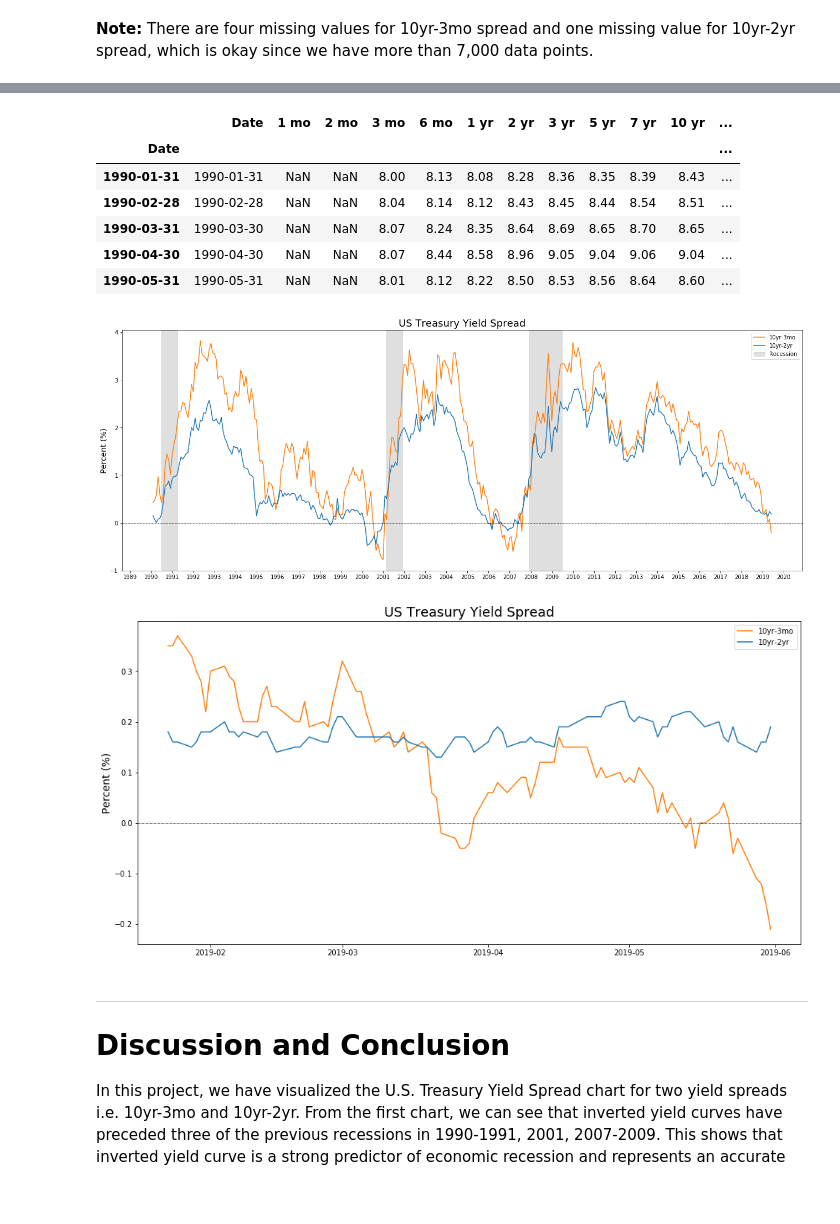
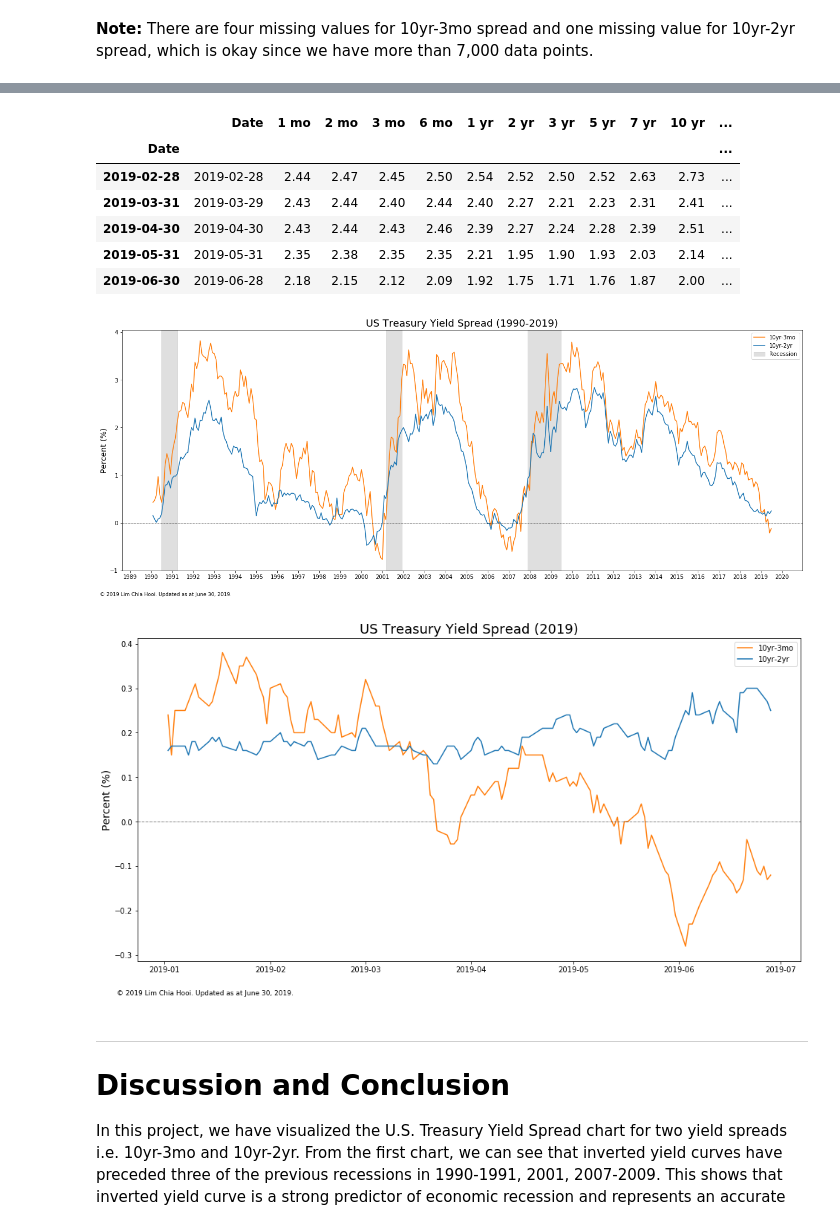
Before and after one commit to limchiahooi/us-treasury-yield-spread, a Jupyter notebook: us-treasury-yield-spread.ipynb, the cells around one changed output, grey strips where cells are left out. Saved outputs shown, nothing was run; the diff lists cells and outputs as text; code cells hidden in the pictures; blank space fills up the shorter version.

Commit message:
Updated data as at end of June 2019

```diff
--- a/us-treasury-yield-spread.ipynb
+++ b/us-treasury-yield-spread.ipynb
@@ -310,22 +310,20 @@ df_week.tail(10)
 df_month = df.resample("M").last()
 
 # check the last 10 rows
-df_month.head()
+df_month.tail()
 # %% [output]
 |  | Date | 1 mo | 2 mo | 3 mo | 6 mo | 1 yr | 2 yr | 3 yr | 5 yr | 7 yr | 10 yr | ... |
 | Date |  |  |  |  |  |  |  |  |  |  |  | ... |
-| 1990-01-31 | 1990-01-31 | NaN | NaN | 8.00 | 8.13 | 8.08 | 8.28 | 8.36 | 8.35 | 8.39 | 8.43 | ... |
-| 1990-02-28 | 1990-02-28 | NaN | NaN | 8.04 | 8.14 | 8.12 | 8.43 | 8.45 | 8.44 | 8.54 | 8.51 | ... |
-| 1990-03-31 | 1990-03-30 | NaN | NaN | 8.07 | 8.24 | 8.35 | 8.64 | 8.69 | 8.65 | 8.70 | 8.65 | ... |
-| 1990-04-30 | 1990-04-30 | NaN | NaN | 8.07 | 8.44 | 8.58 | 8.96 | 9.05 | 9.04 | 9.06 | 9.04 | ... |
-| 1990-05-31 | 1990-05-31 | NaN | NaN | 8.01 | 8.12 | 8.22 | 8.50 | 8.53 | 8.56 | 8.64 | 8.60 | ... |
+| 2019-02-28 | 2019-02-28 | 2.44 | 2.47 | 2.45 | 2.50 | 2.54 | 2.52 | 2.50 | 2.52 | 2.63 | 2.73 | ... |
+| 2019-03-31 | 2019-03-29 | 2.43 | 2.44 | 2.40 | 2.44 | 2.40 | 2.27 | 2.21 | 2.23 | 2.31 | 2.41 | ... |
+| 2019-04-30 | 2019-04-30 | 2.43 | 2.44 | 2.43 | 2.46 | 2.39 | 2.27 | 2.24 | 2.28 | 2.39 | 2.51 | ... |
+| 2019-05-31 | 2019-05-31 | 2.35 | 2.38 | 2.35 | 2.35 | 2.21 | 1.95 | 1.90 | 1.93 | 2.03 | 2.14 | ... |
+| 2019-06-30 | 2019-06-28 | 2.18 | 2.15 | 2.12 | 2.09 | 1.92 | 1.75 | 1.71 | 1.76 | 1.87 | 2.00 | ... |
 # %%
 # plot the chart
 fig, ax = plt.subplots(figsize=(22,8))
 # plt.xlabel("Date")
 plt.ylabel("Percent (%)", fontsize=14)
-# plt.plot(df_month["2 yr"], label="2 yr")
-# plt.plot(df_month["10 yr"], label="10 yr")
 plt.plot(df_month["10yr-3mo"], label="10yr-3mo", color="#ff7f0e")
 plt.plot(df_month["10yr-2yr"], label="10yr-2yr", color="#1f77b4")
 
@@ -333,35 +331,38 @@ plt.plot(df_month["10yr-2yr"], label="10yr-2yr", color="#1f77b4")
 years = mdates.YearLocator()
 # months = mdates.MonthLocator()  # every month
 
 # define the date format
 myFmt = mdates.DateFormatter("%Y")
 
 # tell matplotlib to use the format specified above
 ax.xaxis.set_major_locator(years)
 ax.xaxis.set_major_formatter(myFmt)
 
 # plot a horizontal line at y=0
 plt.axhline(y=0, color="black", linestyle="-.", linewidth=0.5)
 
 # set the limit of y and x axis
 # plt.ylim(-1, 4)
 # plt.xlim([datetime.date(1989, 1, 1), datetime.date(2021, 1, 1)])
 
 # plot recession periods
 plt.axvspan(datetime.date(1990, 7, 1), datetime.date(1991, 3, 31), alpha=0.5, color='silver', label="Recession")
 plt.axvspan(datetime.date(2001, 3, 1), datetime.date(2001, 11, 30), alpha=0.5, color='silver')
 plt.axvspan(datetime.date(2007, 12, 1), datetime.date(2009, 6, 30), alpha=0.5, color='silver')
 
 # set title and fontsize
-plt.title("US Treasury Yield Spread", fontsize=18)
+plt.title("US Treasury Yield Spread (1990-2019)", fontsize=18)
+
+# add text as footnote
+plt.figtext(0.1, 0.045, "© 2019 Lim Chia Hooi. Updated as at June 30, 2019.", color="k", fontsize=9)
 
 # show legend
 plt.legend()
 # plt.grid()
 plt.savefig("us_treasury_yield_spread.png")
 plt.show()
 # %% [output]
-[figure, old version]
+[figure, new version]
 # %%
 # plot the latest 2019 chart
 fig, ax = plt.subplots(figsize=(16,8))
@@ -370,8 +371,8 @@ fig, ax = plt.subplots(figsize=(16,8))
 plt.ylabel("Percent (%)", fontsize=14)
 # plt.plot(df_month["2 yr"][-90:], label="2 yr")
 # plt.plot(df_month["10 yr"][-90:], label="10 yr")
-plt.plot(df["10yr-3mo"][-90:], label="10yr-3mo", color="#ff7f0e")
-plt.plot(df["10yr-2yr"][-90:], label="10yr-2yr", color="#1f77b4")
+plt.plot(df["10yr-3mo"][-124:], label="10yr-3mo", color="#ff7f0e")
+plt.plot(df["10yr-2yr"][-124:], label="10yr-2yr", color="#1f77b4")
 
 # locate every month
 # years = mdates.YearLocator()   # every year
@@ -392,7 +393,10 @@ plt.axhline(y=0, color="black", linestyle="-.", linewidth=0.5)
 # plt.xlim([datetime.date(2018, 12, 1), datetime.date(2019, 6, 1)])
 
 # set title and fontsize
-plt.title("US Treasury Yield Spread", fontsize=18)
+plt.title("US Treasury Yield Spread (2019)", fontsize=18)
+
+# add text as footnote
+plt.figtext(0.1, 0.045, "© 2019 Lim Chia Hooi. Updated as at June 30, 2019.", color="k", fontsize=9)
 
 # show legend
 plt.legend()
@@ -400,7 +404,7 @@ plt.legend()
 plt.savefig("us_treasury_yield_spread_2019.png")
 plt.show()
 # %% [output]
-[figure, old version]
+[figure, new version]
 # %% [markdown]
 ---
 # <a name="conclusion">Discussion and Conclusion</a>
```
Also changed, not shown: parts of 7 cells of this notebook, 3 other files.
